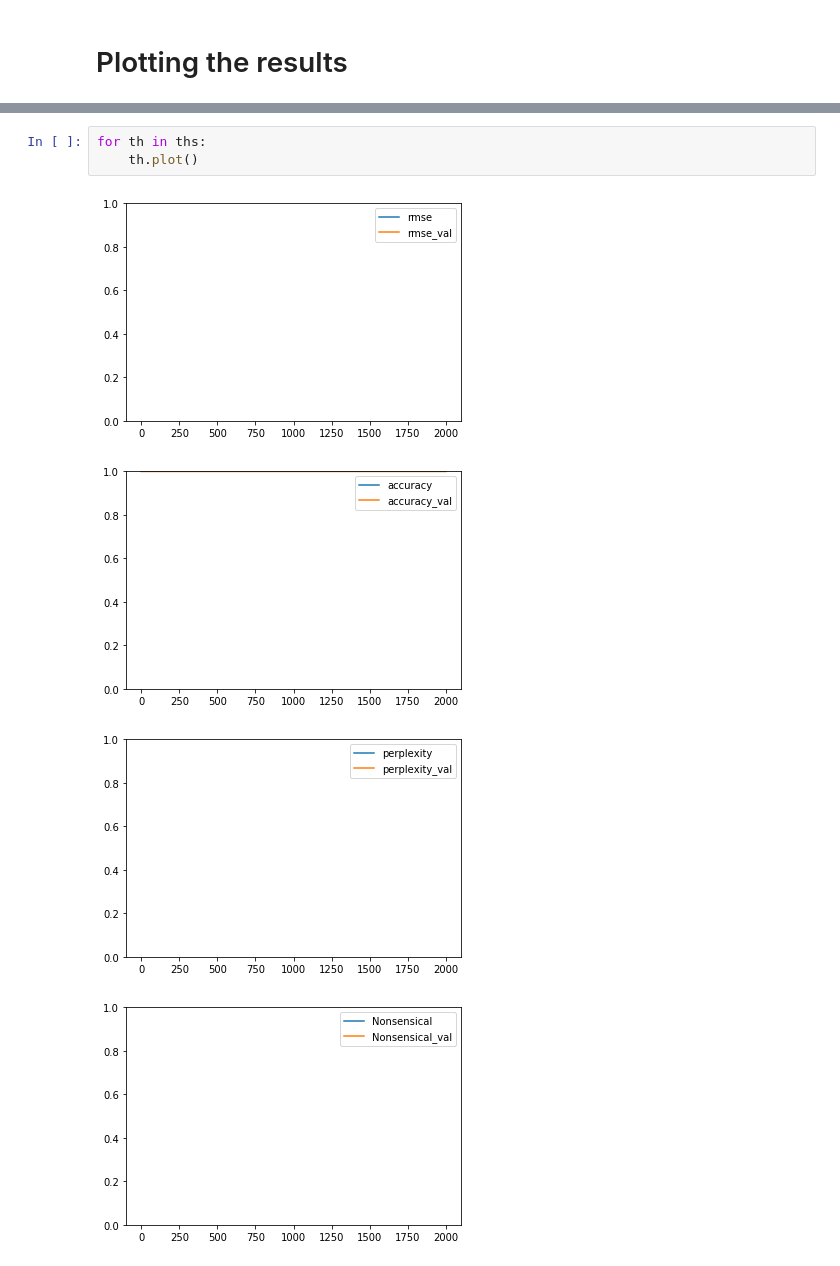
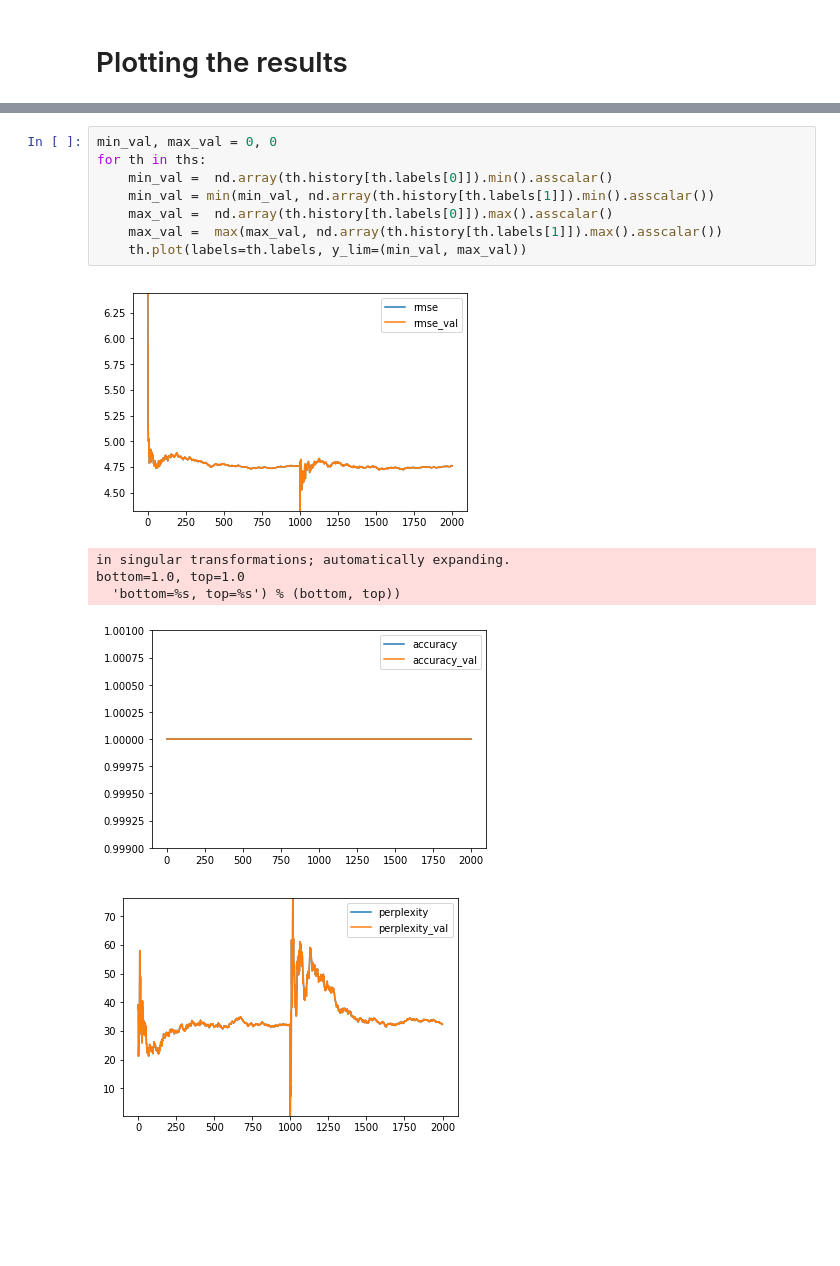
Before and after one commit to cyrusmvahid/GluonBootcamp, a Jupyter notebook: src/regression.ipynb, the cells around one changed output, grey strips where cells are left out. Cells and saved outputs as stored; diff of their text form; blank space fills up the shorter version.

Commit message:
fixed plot range

```diff
--- a/src/regression.ipynb
+++ b/src/regression.ipynb
@@ -341,8 +341,15 @@ epoch: 1; batch: 900; RMSE: [('rmse', 4.7460770588471544), ('accuracy', 1.0), ('
-# %%
-for th in ths:
-    th.plot()
-# %% [output]
-[figure, removed]
-[figure, removed]
-[figure, removed]
-[figure, removed]
+# %%
+min_val, max_val = 0, 0
+for th in ths:
+    min_val =  nd.array(th.history[th.labels[0]]).min().asscalar()
+    min_val = min(min_val, nd.array(th.history[th.labels[1]]).min().asscalar())
+    max_val =  nd.array(th.history[th.labels[0]]).max().asscalar()
+    max_val =  max(max_val, nd.array(th.history[th.labels[1]]).max().asscalar())
+    th.plot(labels=th.labels, y_lim=(min_val, max_val))
+# %% [output]
+[figure, added]
+in singular transformations; automatically expanding.
+bottom=1.0, top=1.0
+  'bottom=%s, top=%s') % (bottom, top))
+[figure, added]
+[figure, added]
```
Also changed, not shown: parts of 12 cells of this notebook.
